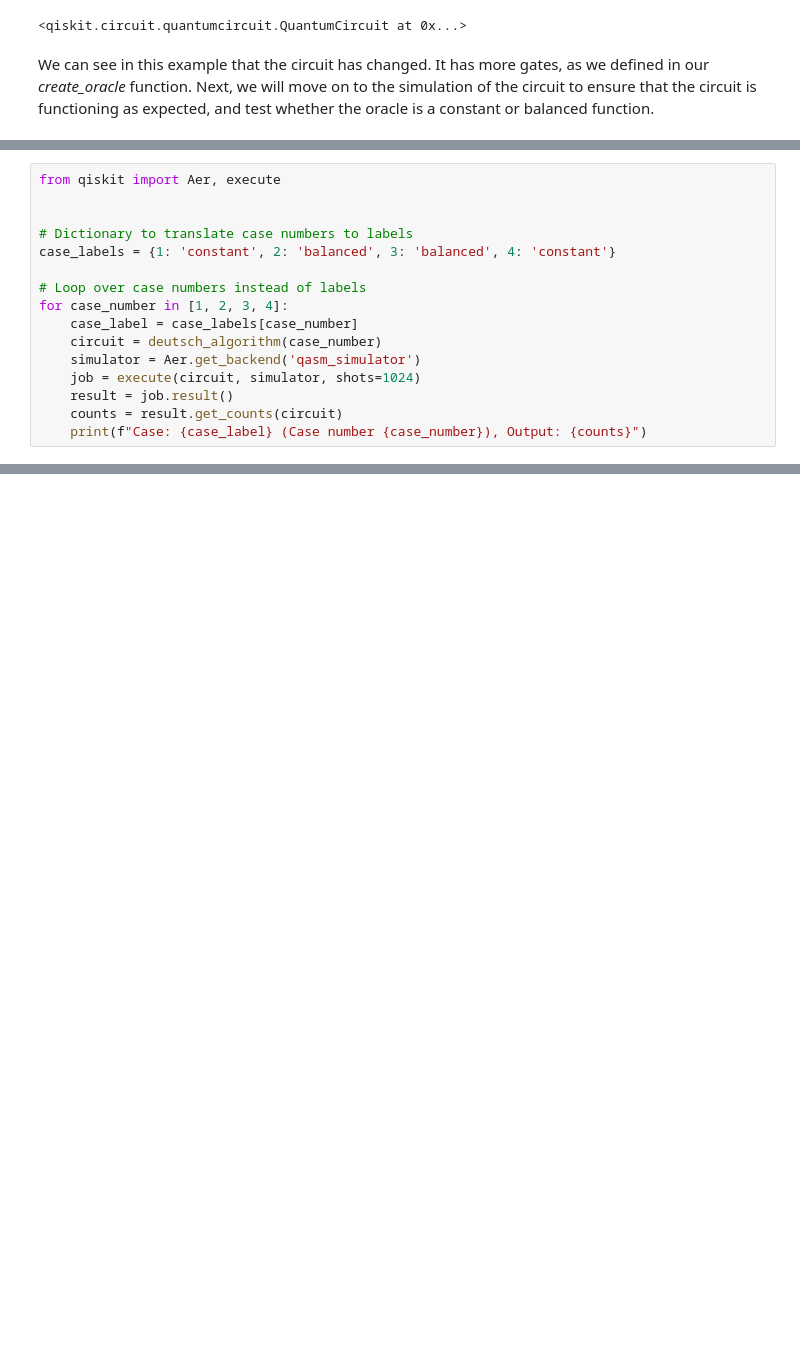
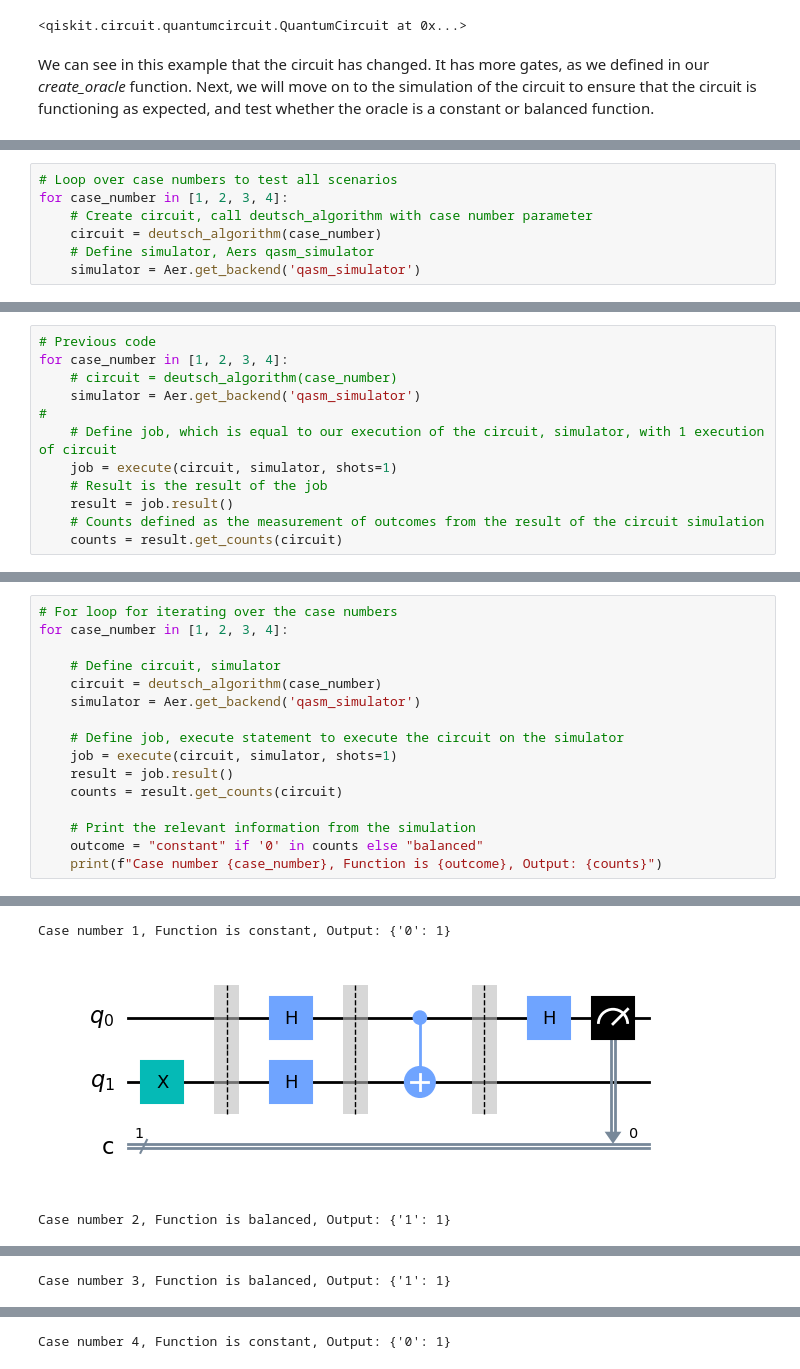
Before and after one commit to Owen-kc/EmergingTechnologies, a Jupyter notebook: project.ipynb, the cells around one changed output, grey strips where cells are left out. Drawn from its saved outputs; the diff is of its cells as text; blank space fills up the shorter version.

Commit message:
Completed the algorithm simulation

```diff
--- a/project.ipynb
+++ b/project.ipynb
@@ -372,0 +382,7 @@ pip install qiskit-aer
+# %%
+# Loop over case numbers to test all scenarios
+for case_number in [1, 2, 3, 4]:
+    # Create circuit, call deutsch_algorithm with case number parameter
+    circuit = deutsch_algorithm(case_number)
+    # Define simulator, Aers qasm_simulator
+    simulator = Aer.get_backend('qasm_simulator')
@@ -372,0 +391,12 @@ pip install qiskit-aer
+# %%
+# Previous code
+for case_number in [1, 2, 3, 4]:
+    # circuit = deutsch_algorithm(case_number)
+    simulator = Aer.get_backend('qasm_simulator')
+#
+    # Define job, which is equal to our execution of the circuit, simulator, with 1 execution of circuit
+    job = execute(circuit, simulator, shots=1)
+    # Result is the result of the job
+    result = job.result()
+    # Counts defined as the measurement of outcomes from the result of the circuit simulation
+    counts = result.get_counts(circuit)
@@ -373,16 +411,17 @@ pip install qiskit-aer
 # %%
-from qiskit import Aer, execute
+# For loop for iterating over the case numbers
+for case_number in [1, 2, 3, 4]:
 
-
-# Dictionary to translate case numbers to labels
-case_labels = {1: 'constant', 2: 'balanced', 3: 'balanced', 4: 'constant'}
-
-# Loop over case numbers instead of labels
-for case_number in [1, 2, 3, 4]:
-    case_label = case_labels[case_number]
+    # Define circuit, simulator
     circuit = deutsch_algorithm(case_number)
     simulator = Aer.get_backend('qasm_simulator')
-    job = execute(circuit, simulator, shots=1024)
+
+    # Define job, execute statement to execute the circuit on the simulator
+    job = execute(circuit, simulator, shots=1)
     result = job.result()
     counts = result.get_counts(circuit)
-    print(f"Case: {case_label} (Case number {case_number}), Output: {counts}")
+
+    # Print the relevant information from the simulation
+    outcome = "constant" if '0' in counts else "balanced"
+    print(f"Case number {case_number}, Function is {outcome}, Output: {counts}")
+# %% [output]
@@ -388,0 +429,3 @@ for case_number in [1, 2, 3, 4]:
+Case number 1, Function is constant, Output: {'0': 1}
+[figure, added]
+Case number 2, Function is balanced, Output: {'1': 1}
@@ -388,0 +433 @@ for case_number in [1, 2, 3, 4]:
+Case number 3, Function is balanced, Output: {'1': 1}
@@ -388,0 +435 @@ for case_number in [1, 2, 3, 4]:
+Case number 4, Function is constant, Output: {'0': 1}
```
Also changed, not shown: parts of 9 cells of this notebook.
